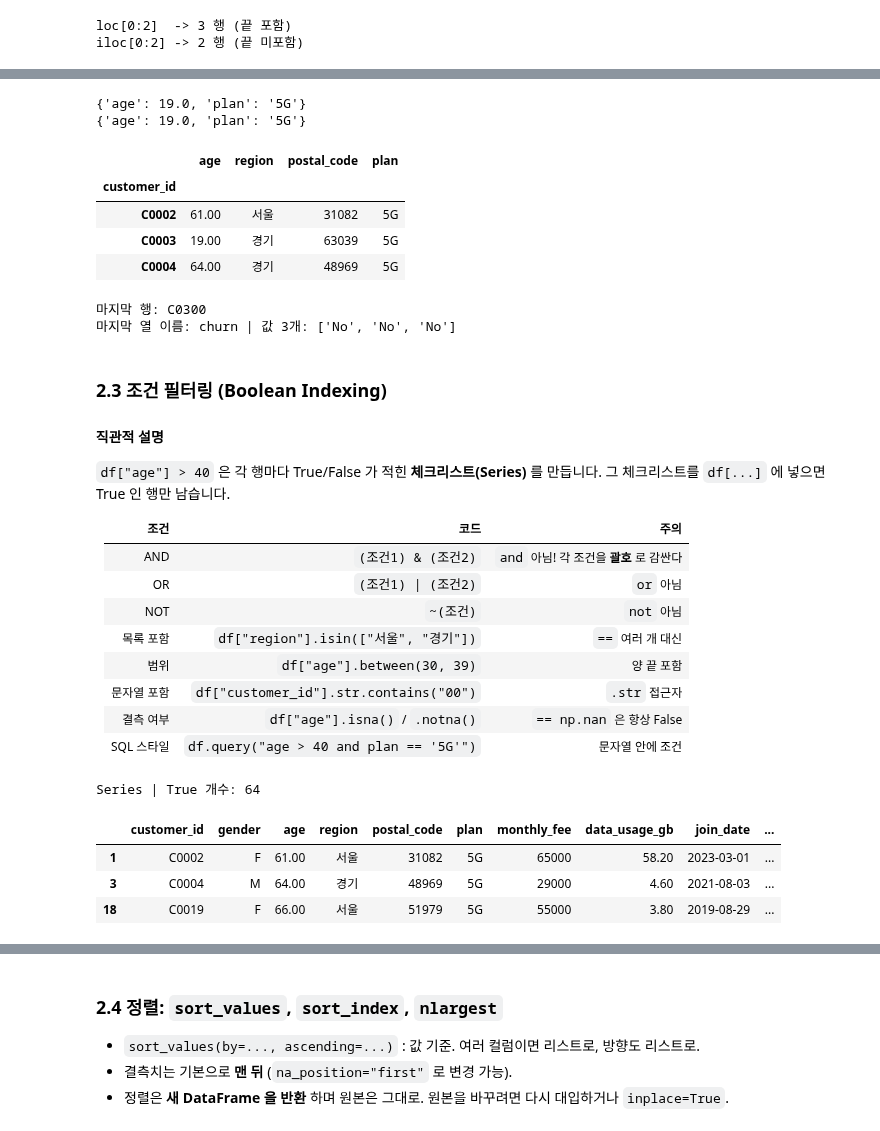
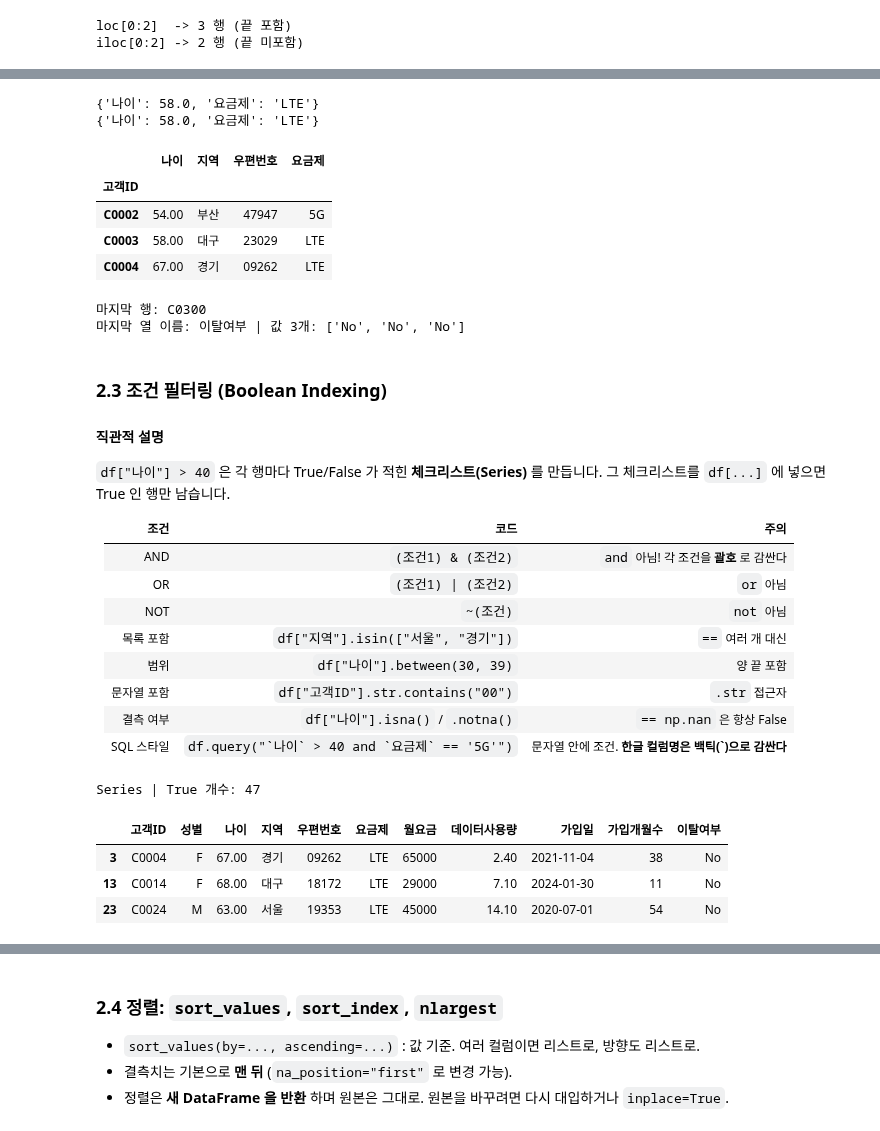
Before and after one commit to icesnake72/aice, a Jupyter notebook: aice_course/02_데이터구조확인_기초데이터다루기.ipynb, the cells around one changed output, grey strips where cells are left out. Drawn from its saved outputs; the diff is of its cells as text; code cells hidden in the pictures.

```diff
--- a/aice_course/02_데이터구조확인_기초데이터다루기.ipynb
+++ b/aice_course/02_데이터구조확인_기초데이터다루기.ipynb
@@ -396,12 +403,12 @@ print("결측이 하나라도 있는 행:", df.isnull().any(axis=1).sum())
 | 문자 → 범주형 | `df["col"].astype("category")` : 메모리 절약, 순서 지정 가능 |
 | 숫자 → 문자 | `df["col"].astype(str)` |
 # %%
-# monthly_fee 는 소수점이 필요 없으니 정수로 (결측이 없어서 바로 가능)
-df["monthly_fee"] = df["monthly_fee"].astype(int)
+# 월요금 는 소수점이 필요 없으니 정수로 (결측이 없어서 바로 가능)
+df["월요금"] = df["월요금"].astype(int)
 
 # age 는 결측이 있어 int 로 바꾸면 에러 -> nullable 정수형 "Int64" 사용
-df["age"] = df["age"].astype("Int64")
+df["나이"] = df["나이"].astype("Int64")
 
-print(df[["monthly_fee", "age"]].dtypes)
-df[["monthly_fee", "age"]].head(3)
+print(df[["월요금", "나이"]].dtypes)
+df[["월요금", "나이"]].head(3)
 # %% [output]
@@ -416,8 +423,8 @@ dtype: object
 > ⚠️ `Int64` 의 결측은 `NaN` 이 아니라 `pd.NA` 입니다. `np.where` 같은 numpy 함수에 넣으면 `TypeError: boolean value of NA is ambiguous` 가 납니다.
 > 시험에서는 결측이 있는 숫자 컬럼을 **float 그대로 두고 4회차 방식으로 결측을 채운 뒤** 정수로 바꾸는 편이 안전합니다. 이후 실습을 위해 float 로 되돌립니다.
 # %%
-df["age"] = df["age"].astype(float)
-print(df["age"].dtype)
+df["나이"] = df["나이"].astype(float)
+print(df["나이"].dtype)
 # %% [output]
 float64
 # %%
@@ -433,9 +440,9 @@ print(pd.to_numeric(dirty, errors="coerce"))
 dtype: float64
 # %%
 # category 타입: 값 종류가 적은 문자열 컬럼에 사용. 순서를 줄 수도 있다.
-df["plan"] = pd.Categorical(df["plan"], categories=["3G", "LTE", "5G"], ordered=True)
-print(df["plan"].dtype)
-print("정렬하면 지정한 순서를 따른다:", df["plan"].sort_values().unique().tolist())
+df["요금제"] = pd.Categorical(df["요금제"], categories=["3G", "LTE", "5G"], ordered=True)
+print(df["요금제"].dtype)
+print("정렬하면 지정한 순서를 따른다:", df["요금제"].sort_values().unique().tolist())
 # %% [output]
 category
 정렬하면 지정한 순서를 따른다: ['3G', 'LTE', '5G']
@@ -518,49 +525,49 @@ df.loc[0:2, ["customer_id", "age", "plan"]]   # 행 범위 + 열 이름 목록
 # %%
-# 인덱스를 customer_id 로 바꾸면 loc 와 iloc 의 차이가 분명해진다
-dfc = df.set_index("customer_id")
-print(dfc.loc["C0003", ["age", "plan"]].to_dict())   # 이름으로
+# 인덱스를 고객ID 로 바꾸면 loc 와 iloc 의 차이가 분명해진다
+dfc = df.set_index("고객ID")
+print(dfc.loc["C0003", ["나이", "요금제"]].to_dict())   # 이름으로
 print(dfc.iloc[2, [1, 4]].to_dict())                 # 위치로 (같은 행)
-dfc.loc["C0002":"C0004", "age":"plan"]               # 이름 슬라이스 (양 끝 포함)
+dfc.loc["C0002":"C0004", "나이":"요금제"]               # 이름 슬라이스 (양 끝 포함)
 # %% [output]
-{'age': 19.0, 'plan': '5G'}
-{'age': 19.0, 'plan': '5G'}
+{'나이': 58.0, '요금제': 'LTE'}
+{'나이': 58.0, '요금제': 'LTE'}
-|  | age | region | postal_code | plan |
-| customer_id |  |  |  |  |
-| C0002 | 61.00 | 서울 | 31082 | 5G |
-| C0003 | 19.00 | 경기 | 63039 | 5G |
-| C0004 | 64.00 | 경기 | 48969 | 5G |
+|  | 나이 | 지역 | 우편번호 | 요금제 |
+| 고객ID |  |  |  |  |
+| C0002 | 54.00 | 부산 | 47947 | 5G |
+| C0003 | 58.00 | 대구 | 23029 | LTE |
+| C0004 | 67.00 | 경기 | 09262 | LTE |
 # %%
 # iloc 의 음수 위치, 마지막 행/열
-print("마지막 행:", df.iloc[-1]["customer_id"])
+print("마지막 행:", df.iloc[-1]["고객ID"])
 print("마지막 열 이름:", df.columns[-1], "| 값 3개:", df.iloc[:3, -1].tolist())
 # %% [output]
 마지막 행: C0300
-마지막 열 이름: churn | 값 3개: ['No', 'No', 'No']
+마지막 열 이름: 이탈여부 | 값 3개: ['No', 'No', 'No']
 # %% [markdown]
 ### 2.3 조건 필터링 (Boolean Indexing)
 
 #### 직관적 설명
-`df["age"] > 40` 은 각 행마다 True/False 가 적힌 **체크리스트(Series)** 를 만듭니다. 그 체크리스트를 `df[...]` 에 넣으면 True 인 행만 남습니다.
+`df["나이"] > 40` 은 각 행마다 True/False 가 적힌 **체크리스트(Series)** 를 만듭니다. 그 체크리스트를 `df[...]` 에 넣으면 True 인 행만 남습니다.
 
 | 조건 | 코드 | 주의 |
 |------|------|------|
 | AND | `(조건1) & (조건2)` | `and` 아님! 각 조건을 **괄호** 로 감싼다 |
 | OR | `(조건1) \| (조건2)` | `or` 아님 |
 | NOT | `~(조건)` | `not` 아님 |
-| 목록 포함 | `df["region"].isin(["서울", "경기"])` | `==` 여러 개 대신 |
-| 범위 | `df["age"].between(30, 39)` | 양 끝 포함 |
-| 문자열 포함 | `df["customer_id"].str.contains("00")` | `.str` 접근자 |
-| 결측 여부 | `df["age"].isna()` / `.notna()` | `== np.nan` 은 항상 False |
-| SQL 스타일 | `df.query("age > 40 and plan == '5G'")` | 문자열 안에 조건 |
+| 목록 포함 | `df["지역"].isin(["서울", "경기"])` | `==` 여러 개 대신 |
+| 범위 | `df["나이"].between(30, 39)` | 양 끝 포함 |
+| 문자열 포함 | `df["고객ID"].str.contains("00")` | `.str` 접근자 |
+| 결측 여부 | `df["나이"].isna()` / `.notna()` | `== np.nan` 은 항상 False |
+| SQL 스타일 | `` df.query("`나이` > 40 and `요금제` == '5G'") `` | 문자열 안에 조건. **한글 컬럼명은 백틱(`)으로 감싼다** |
 # %%
-cond = df["age"] > 60
+cond = df["나이"] > 60
 print(type(cond).__name__, "| True 개수:", cond.sum())   # True == 1 이므로 sum 이 개수
 df[cond].head(3)
 # %% [output]
-Series | True 개수: 64
+Series | True 개수: 47
-|  | customer_id | gender | age | region | postal_code | plan | monthly_fee | data_usage_gb | join_date | ... |
-| 1 | C0002 | F | 61.00 | 서울 | 31082 | 5G | 65000 | 58.20 | 2023-03-01 | ... |
-| 3 | C0004 | M | 64.00 | 경기 | 48969 | 5G | 29000 | 4.60 | 2021-08-03 | ... |
-| 18 | C0019 | F | 66.00 | 서울 | 51979 | 5G | 55000 | 3.80 | 2019-08-29 | ... |
+|  | 고객ID | 성별 | 나이 | 지역 | 우편번호 | 요금제 | 월요금 | 데이터사용량 | 가입일 | 가입개월수 | 이탈여부 |
+| 3 | C0004 | F | 67.00 | 경기 | 09262 | LTE | 65000 | 2.40 | 2021-11-04 | 38 | No |
+| 13 | C0014 | F | 68.00 | 대구 | 18172 | LTE | 29000 | 7.10 | 2024-01-30 | 11 | No |
+| 23 | C0024 | M | 63.00 | 서울 | 19353 | LTE | 45000 | 14.10 | 2020-07-01 | 54 | No |
 # %%
 # AND / OR / NOT : 각 조건에 괄호 필수
```
Also changed, not shown: parts of 77 cells of this notebook, 18 other files.
